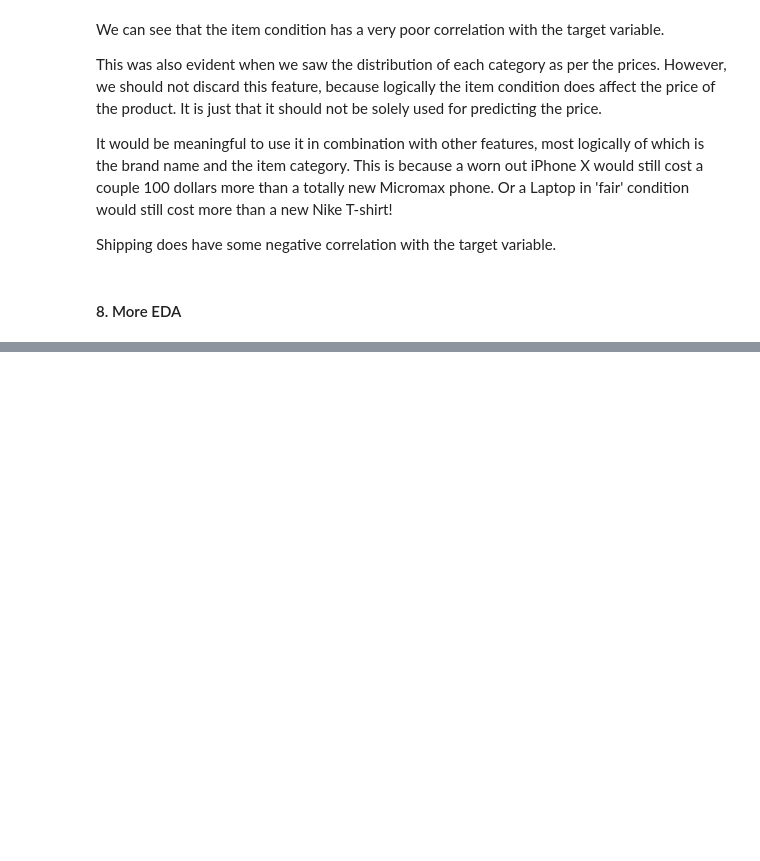
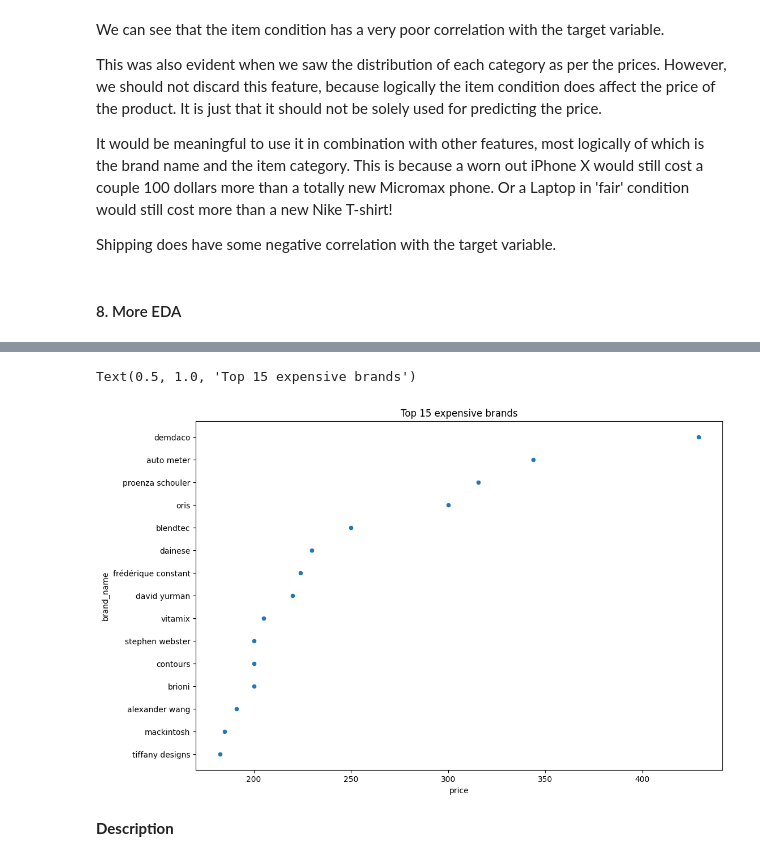
Before and after one commit to Abhimanyu9539/Flask, a Jupyter notebook: Flask with Product Price Prediction/Product price prediction.ipynb, the cells around one changed output, grey strips where cells are left out. Saved outputs shown, nothing was run; the diff lists cells and outputs as text; code cells hidden in the pictures; blank space fills up the shorter version.

```diff
--- a/Flask with Product Price Prediction/Product price prediction.ipynb
+++ b/Flask with Product Price Prediction/Product price prediction.ipynb
@@ -721,0 +697,15 @@ train_df['brand_name'].nunique()
+# %%
+# Ensure 'price' column is numeric
+train_df['price'] = pd.to_numeric(train_df['price'], errors='coerce')
+
+# Group by 'brand_name' and calculate median for 'price'
+top_brands = train_df.groupby('brand_name')['price'].median().reset_index()
+
+# Sort by median price in descending order and select top 15 rows
+top_brands = top_brands.sort_values("price", ascending=False).head(15)
+
+# Reset the index
+top_brands.reset_index(drop=True, inplace=True)
+
+# Display the resulting DataFrame
+print(top_brands)
@@ -721,0 +729,9 @@ train_df['brand_name'].nunique()
+# %%
+plt.figure(figsize=(12,8))
+sns.scatterplot(data=top_brands, x="price", y="brand_name")
+plt.title("Top 15 expensive brands")
+# %% [output]
+Text(0.5, 1.0, 'Top 15 expensive brands')
+[figure, added]
+# %% [markdown]
+**Description**
```
Also changed, not shown: parts of 120 cells of this notebook, 1 other file.
